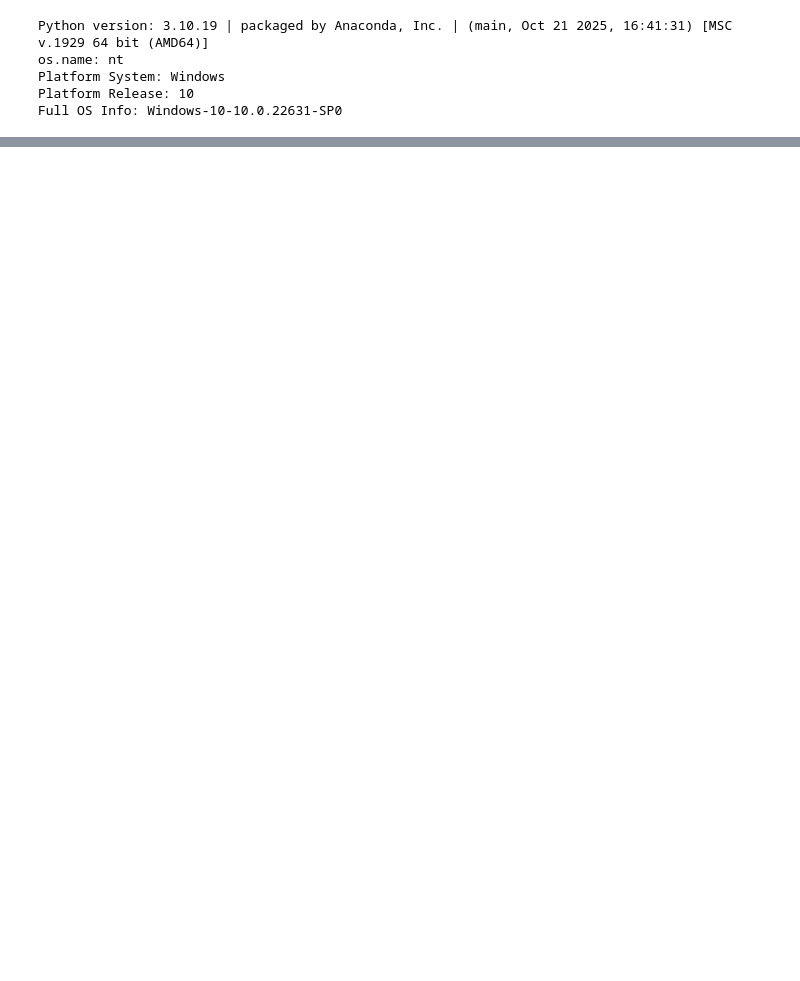
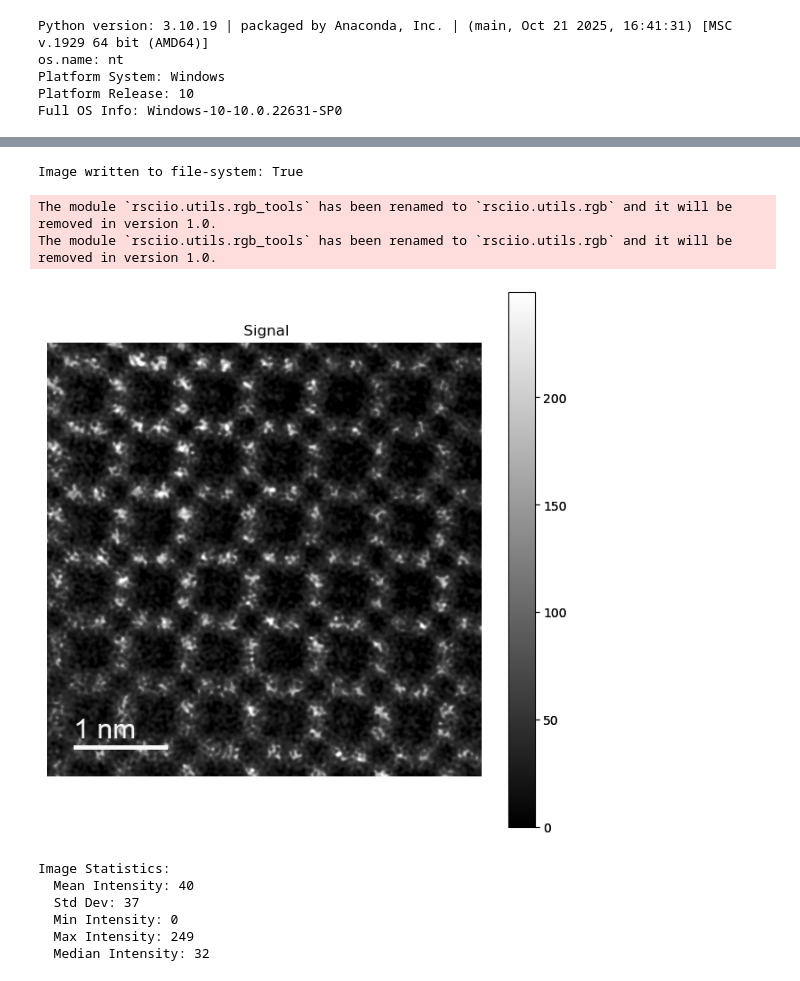
Before and after one commit to pravan007/MATSCI465_Chakravarthy, a Jupyter notebook: assignment_01_setup.ipynb, the cells around one changed output, grey strips where cells are left out. Drawn from its saved outputs; the diff is of its cells as text; code cells hidden in the pictures; blank space fills up the shorter version.

```diff
--- a/assignment_01_setup.ipynb
+++ b/assignment_01_setup.ipynb
@@ -139,0 +153,50 @@ Full OS Info: Windows-10-10.0.22631-SP0
+# %%
+# --- Use OpenCV to convert the image to grayscale ---
+import cv2
+
+# Load the input image
+image = cv2.imread('example_EM_image.tif')
+
+# Convert the image to grayscale
+gray_image = cv2.cvtColor(image, cv2.COLOR_BGR2GRAY)
+
+# Save image
+status = cv2.imwrite('example_EM_image_bw.tif', gray_image)
+print("Image written to file-system:", status)
+
+# Reopen with HyperSpy
+im_bw = hs.load('example_EM_Image_bw.tif')
+s = hs.signals.Signal2D(im_bw)
+s.plot(scalebar=False, axes_off=True)
+# %% [output]
+Image written to file-system: True
+The module `rsciio.utils.rgb_tools` has been renamed to `rsciio.utils.rgb` and it will be removed in version 1.0.
+The module `rsciio.utils.rgb_tools` has been renamed to `rsciio.utils.rgb` and it will be removed in version 1.0.
+[figure, added]
+# %%
+# --- Compute statistics ---
+# Mean intensity
+mean = s.data.mean()
+
+# Standard deviation
+std = s.data.std()
+
+# Minimum, maximum, median pixel values
+min_val= s.data.min()
+max_val = s.data.max()
+median_val = np.median(s.data)
+
+# Print results
+print("Image Statistics:")
+print(f"  Mean Intensity: {mean:.0f}")
+print(f"  Std Dev: {std:.0f}")
+print(f"  Min Intensity: {min_val}")
+print(f"  Max Intensity: {max_val}")
+print(f"  Median Intensity: {median_val:.0f}")
+# %% [output]
+Image Statistics:
+  Mean Intensity: 40
+  Std Dev: 37
+  Min Intensity: 0
+  Max Intensity: 249
+  Median Intensity: 32
```
Also changed, not shown: parts of 10 cells of this notebook, 1 other file.
